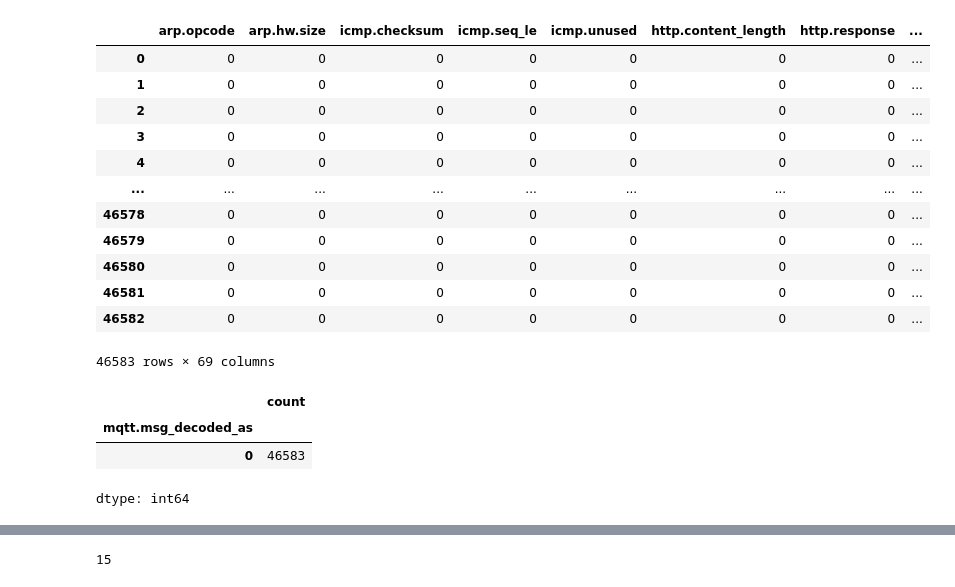
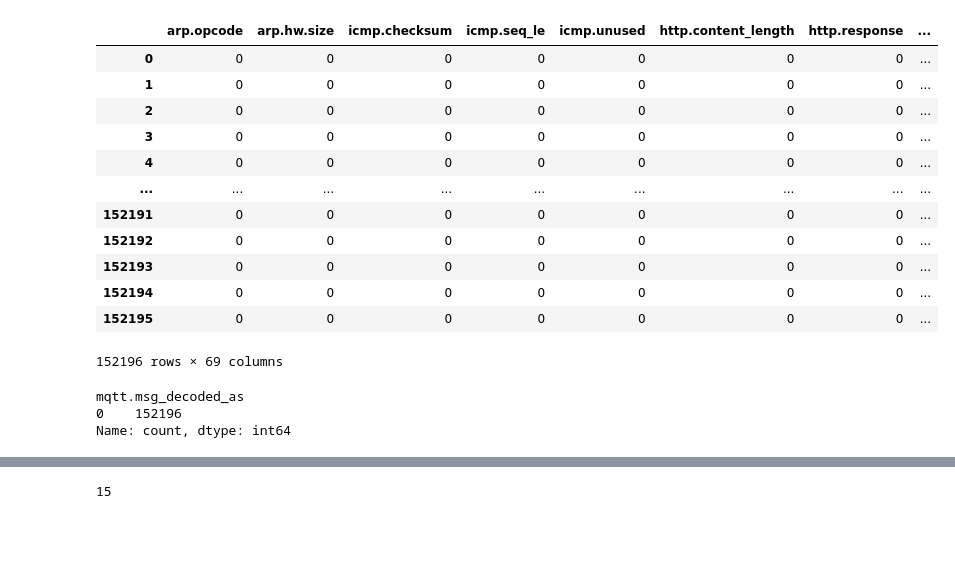
Before and after one commit to Mehul-Codeking/ML-models-Cyber-Attacks, a Jupyter notebook: CNN_Transformer.ipynb, the cells around one changed output, grey strips where cells are left out. Saved outputs shown, nothing was run; the diff lists cells and outputs as text; code cells hidden in the pictures; blank space fills up the shorter version.

```diff
--- a/CNN_Transformer.ipynb
+++ b/CNN_Transformer.ipynb
@@ -1,24 +1,24 @@
 # %%
 import pandas as pd
 import numpy as np
 from matplotlib import pyplot as plt
 import seaborn as sns
-df = pd.read_csv('/content/preprocessed_DNN (5).csv', low_memory=False)
+df = pd.read_csv('preprocessed_DNN (5).csv', low_memory=False)
 df
 # %% [output]
 |  | arp.opcode | arp.hw.size | icmp.checksum | icmp.seq_le | icmp.unused | http.content_length | http.response | ... |
 | 0 | 0 | 0 | 0 | 0 | 0 | 0 | 0 | ... |
 | 1 | 0 | 0 | 0 | 0 | 0 | 0 | 0 | ... |
 | 2 | 0 | 0 | 0 | 0 | 0 | 0 | 0 | ... |
 | 3 | 0 | 0 | 0 | 0 | 0 | 0 | 0 | ... |
 | 4 | 0 | 0 | 0 | 0 | 0 | 0 | 0 | ... |
 | ... | ... | ... | ... | ... | ... | ... | ... | ... |
-| 46578 | 0 | 0 | 0 | 0 | 0 | 0 | 0 | ... |
-| 46579 | 0 | 0 | 0 | 0 | 0 | 0 | 0 | ... |
-| 46580 | 0 | 0 | 0 | 0 | 0 | 0 | 0 | ... |
-| 46581 | 0 | 0 | 0 | 0 | 0 | 0 | 0 | ... |
-| 46582 | 0 | 0 | 0 | 0 | 0 | 0 | 0 | ... |
+| 152191 | 0 | 0 | 0 | 0 | 0 | 0 | 0 | ... |
+| 152192 | 0 | 0 | 0 | 0 | 0 | 0 | 0 | ... |
+| 152193 | 0 | 0 | 0 | 0 | 0 | 0 | 0 | ... |
+| 152194 | 0 | 0 | 0 | 0 | 0 | 0 | 0 | ... |
+| 152195 | 0 | 0 | 0 | 0 | 0 | 0 | 0 | ... |
-46583 rows × 69 columns
+152196 rows × 69 columns
 # %%
 feat_cols = list(df.columns)
 label_col = "Attack_type"
@@ -29,10 +29,9 @@ skip_list = ["icmp.unused", "http.tls_port", "dns.qry.type", "mqtt.msg_decoded_a
 # %%
 df[skip_list[3]].value_counts()
 # %% [output]
-|  | count |
-| mqtt.msg_decoded_as |  |
-| 0 | 46583 |
-dtype: int64
+mqtt.msg_decoded_as
+0    152196
+Name: count, dtype: int64
 # %%
 X = df.drop([label_col], axis=1)
 y = df[label_col]
```
Also changed, not shown: parts of 6 cells of this notebook, 6 other files.
